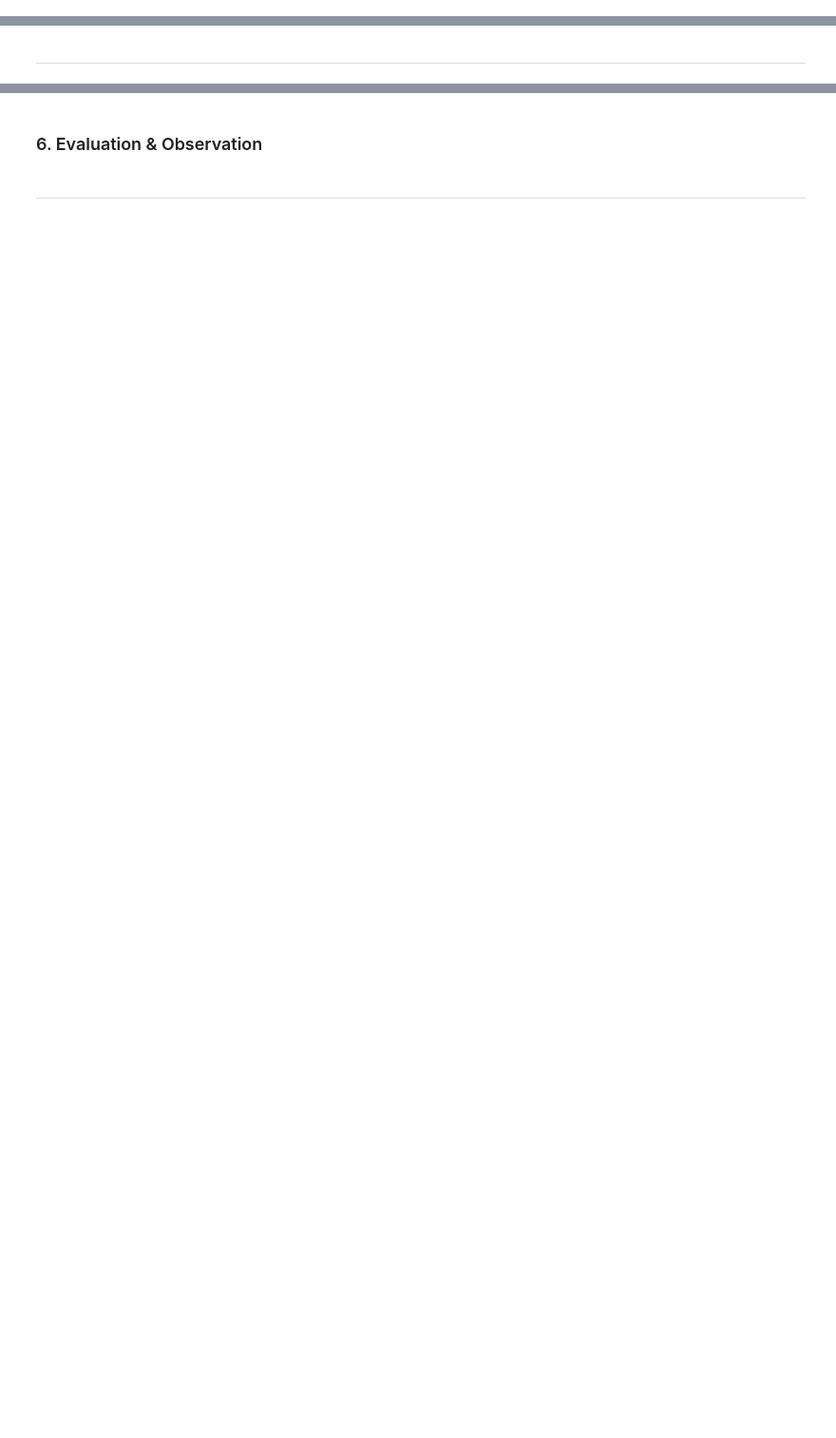
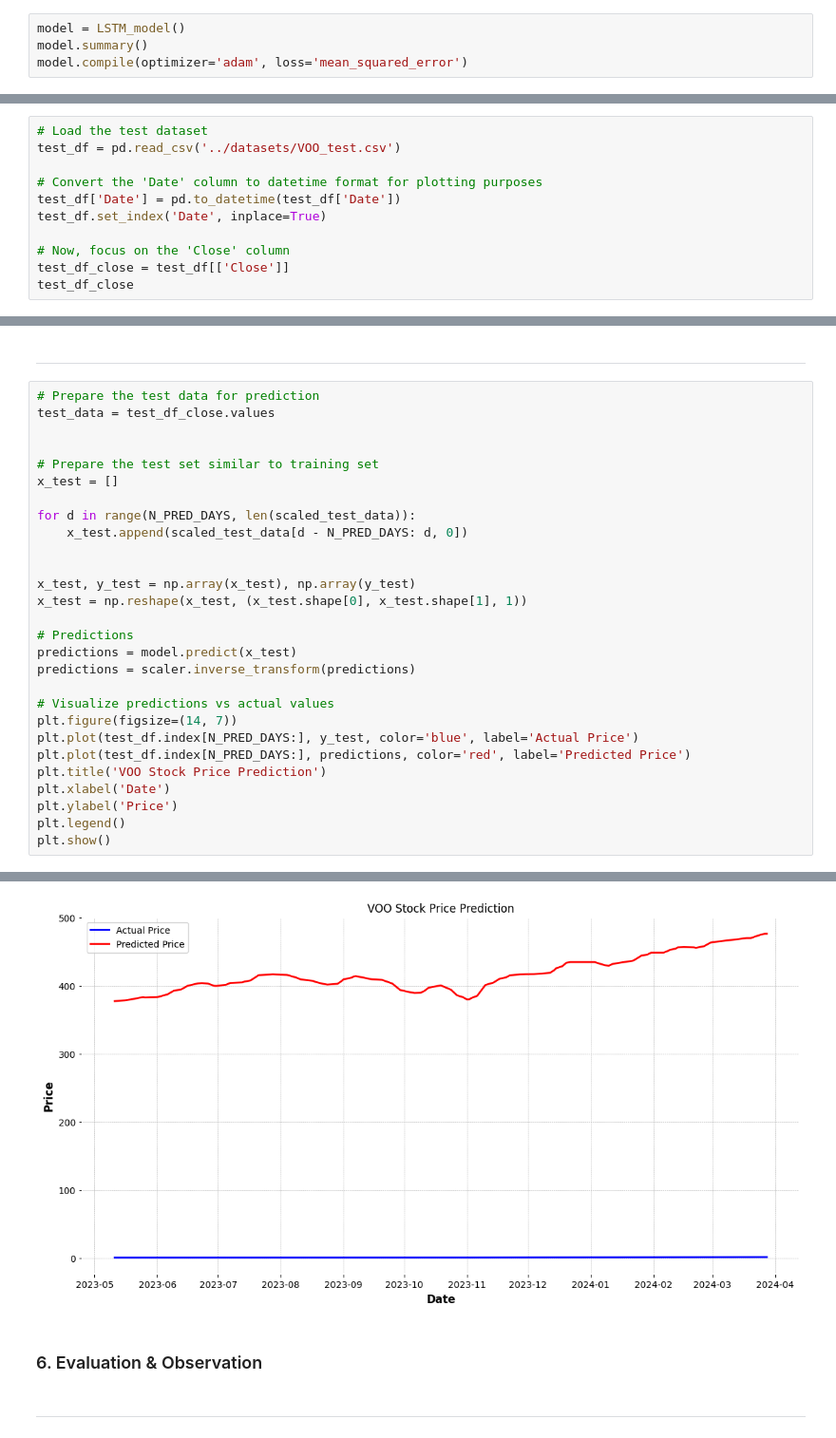
Before and after one commit to charltonxqh/SC1015-mini-project, a Jupyter notebook: LSTM Analysis/LSTM.ipynb, the cells around one changed output, grey strips where cells are left out. Shown at 95% size. Cells and saved outputs as stored; diff of their text form; blank space fills up the shorter version.

Commit message:
Update: Prediction (Incomplete)

```diff
--- a/LSTM Analysis/LSTM.ipynb
+++ b/LSTM Analysis/LSTM.ipynb
@@ -228,0 +248,4 @@ x_train, y_train
+# %%
+model = LSTM_model()
+model.summary()
+model.compile(optimizer='adam', loss='mean_squared_error')
@@ -230,3 +305,14 @@ x_train, y_train
 ---
 # %% [markdown]
 ### 5. Predictions and Visualization
+# %%
+# Load the test dataset
+test_df = pd.read_csv('../datasets/VOO_test.csv')
+
+# Convert the 'Date' column to datetime format for plotting purposes
+test_df['Date'] = pd.to_datetime(test_df['Date'])
+test_df.set_index('Date', inplace=True)
+
+# Now, focus on the 'Close' column
+test_df_close = test_df[['Close']]
+test_df_close
@@ -233,2 +334,31 @@ x_train, y_train
 # %% [markdown]
 ---
+# %%
+# Prepare the test data for prediction
+test_data = test_df_close.values
+
+
+# Prepare the test set similar to training set
+x_test = []
+
+for d in range(N_PRED_DAYS, len(scaled_test_data)):
+    x_test.append(scaled_test_data[d - N_PRED_DAYS: d, 0])
+
+
+x_test, y_test = np.array(x_test), np.array(y_test)
+x_test = np.reshape(x_test, (x_test.shape[0], x_test.shape[1], 1))
+
+# Predictions
+predictions = model.predict(x_test)
+predictions = scaler.inverse_transform(predictions)
+
+# Visualize predictions vs actual values
+plt.figure(figsize=(14, 7))
+plt.plot(test_df.index[N_PRED_DAYS:], y_test, color='blue', label='Actual Price')
+plt.plot(test_df.index[N_PRED_DAYS:], predictions, color='red', label='Predicted Price')
+plt.title('VOO Stock Price Prediction')
+plt.xlabel('Date')
+plt.ylabel('Price')
+plt.legend()
+plt.show()
+# %% [output]
@@ -235,3 +366,4 @@ x_train, y_train
+[figure, added]
 # %% [markdown]
 ### 6. Evaluation & Observation
 # %% [markdown]
```
Also changed, not shown: parts of 7 cells of this notebook, 6 other files.
